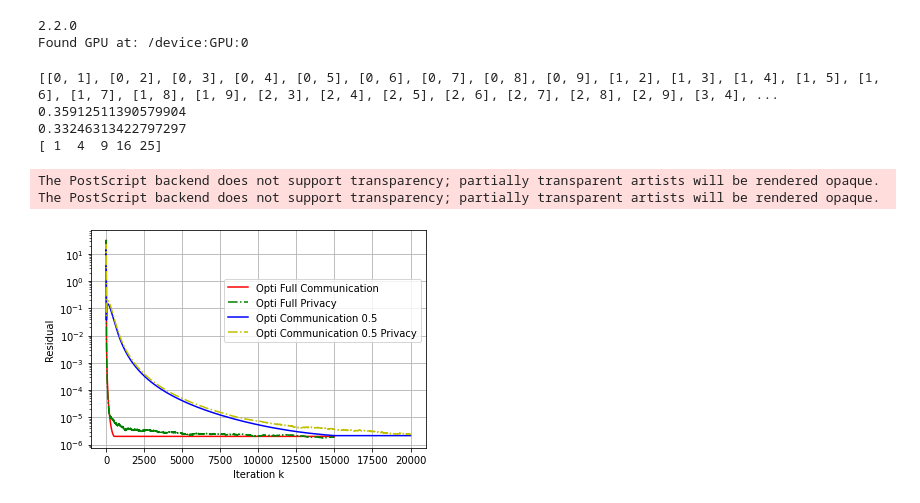
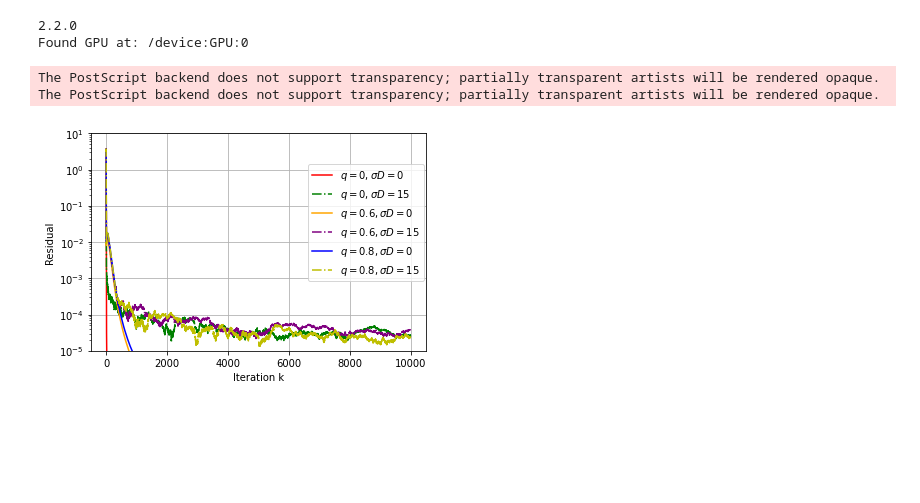
Before and after one commit to YiyueC/DP_Consensus, a Jupyter notebook: DP_Linear.ipynb, the cells around one changed output. Saved outputs shown, nothing was run; the diff lists cells and outputs as text; code cells hidden in the pictures; blank space fills up the shorter version.

```diff
--- a/DP_Linear.ipynb
+++ b/DP_Linear.ipynb
@@ -49,9 +48,9 @@ import codecs
 import zipfile as zipfile
 from sklearn.decomposition import PCA
 # %%
-# Generate data
+# Generate data and graph functions
 
-paraN=64
+paraN=5
 agentN=10
 dataN=200
 sampleN=agentN*dataN
@@ -65,8 +64,6 @@ e=np.random.normal(0, 1, sampleN)
 M =[ma.sqrt(int(paraN))* (np.sqrt(np.abs(LA.eig(np.outer(M[i], M[i]))[0]/ max(LA.eig(np.outer(M[i], M[i]))[0])))).dot(LA.eig(np.outer(M[i], M[i]))[1].T) for i in range(sampleN)]
 M=np.real(M)
 M=np.array(M)
-#e=(2/(np.abs(e)).max(axis=0))*e
-#e=np.zeros((sampleN, 1))
 e=0.1*e/LA.norm(e)
 x_star_nonnorm=np.random.random(size=paraN)-0.5
 x_star_norm=300*x_star_nonnorm/LA.norm(x_star_nonnorm)
@@ -138,10 +135,6 @@ for i in range(agentN):
         elem=np.array([[i, j]])
         Idx=Idx+elem.tolist()
 
-print(Idx)
-l = [1, 2, 3, 4, 5]
-fracx=4
-
 
 def compute_gamma_e(w, i, frac):
     if frac==0:
@@ -157,14 +150,6 @@ def compute_gamma_e(w, i, frac):
         return np.sum(w_inverse_sum)
 
 gamma=[(fracx/paraN)**k*(1-fracx/paraN)**(agentN-1-k)*compute_gamma_e(np.asarray(l), 1, k) for k in range(len(l))]
-print(compute_gamma_e(np.asarray(l), 0, 3))
-print(np.sum(gamma))
-print(np.multiply(np.asarray(l), np.asarray(l)))
-# %% [output]
-[[0, 1], [0, 2], [0, 3], [0, 4], [0, 5], [0, 6], [0, 7], [0, 8], [0, 9], [1, 2], [1, 3], [1, 4], [1, 5], [1, 6], [1, 7], [1, 8], [1, 9], [2, 3], [2, 4], [2, 5], [2, 6], [2, 7], [2, 8], [2, 9], [3, 4], ...
-0.35912511390579904
-0.33246313422797297
-[ 1  4  9 16 25]
 # %%
 # Definition of some functions
 
@@ -373,36 +363,54 @@ def directed_dp_opti(N, sel_num, agentN, paraN, epsilon, sigma, mode):
       return loss_z_cons, diff_ratio
     else:
       return loss_z_cons
+# %%
+# Run experiments on different parameters
+
+N=5000
+
+
+'''
+loss_z_cons_fd=directed_dp_opti(N, 1, agentN, paraN, 0.03, 2, 'f')
+loss_z_cons_rd1, ratio_rd1=directed_dp_opti(N*4, 1, agentN, paraN, 0.03, 15, 'dp')
+loss_z_cons_rd2=directed_dp_opti(N, 0.2, agentN, paraN, 0.03, 2, 'f')
+loss_z_cons_rd3, ratio_rd3=directed_dp_opti(N*4, 0.2, agentN, paraN, 0.03, 15, 'dp')
+'''
+loss_z_cons_rd4=directed_dp_opti(N, 0.4, agentN, paraN, 0.03, 2, 'f')
+loss_z_cons_rd5, ratio_rd5=directed_dp_opti(N*4, 0.4, agentN, paraN, 0.03, 15, 'dp')
+
+print(loss_z_cons_rd3[-1])
+
+data_name = '/tmp/linear_10nodes_res.npy'
+np.save(data_name, [[loss_z_cons_fd], [loss_z_cons_rd1], [loss_z_cons_rd4], [loss_z_cons_rd5], [loss_z_cons_rd2], [loss_z_cons_rd3]])
 # %%
-# Run experiments on different parameters and plot
-
-N=15000
-# loss_z_cons_fd=directed_dp_opti(N, 'full', agentN, paraN, 0.01, 2, 'f')
-# loss_z_cons_rd1, ratio_rd1=directed_dp_opti(N, 'full', agentN, paraN, 0.01, 2, 'dp')
-# loss_z_cons_rd2=directed_dp_opti(N, agentN-5, agentN, paraN, 0.01, 2, 'f')
-# loss_z_cons_rd3, ratio_rd3=directed_dp_opti(N, agentN-5, agentN, paraN, 0.01, 2, 'dp')
+# Convergence plot
 
 start=1
 y_axis = np.random.normal(loc=0.5, scale=0.4, size=1000)
 y_axis = y_axis[(y_axis > 0) & (y_axis < 1)]
 y_axis.sort()
 plt.clf()
 plt.yscale('log')
 plt.grid()
+plt.ylim((1e-5, 10))
 
-plt.plot(loss_z_cons_fd[:20000], color='r', linestyle="-", label ="Opti Full Communication")
-plt.plot(loss_z_cons_rd1[:20000], color='g', linestyle="-.", label ="Opti Full Privacy")
-plt.plot(loss_z_cons_rd2[:20000], color='b', linestyle="-", label ="Opti Communication 0.5")
-plt.plot(loss_z_cons_rd3[:20000], color='y', linestyle="-.", label ="Opti Communication 0.5 Privacy")
+
+plt.plot(loss_z_cons_fd[:10000], color='r', linestyle="-", label =r"$q = 0, \sigma D = 0$")
+plt.plot(loss_z_cons_rd1[:10000], color='g', linestyle="-.", label =r"$q = 0, \sigma D = 15$")
+plt.plot(loss_z_cons_rd4[:10000], color='orange', linestyle="-", label =r"$q = 0.6, \sigma D = 0$")
+plt.plot(loss_z_cons_rd5[:10000], color='purple', linestyle="-.", label =r"$q = 0.6, \sigma D = 15$")
+plt.plot(loss_z_cons_rd2[:10000], color='b', linestyle="-", label =r"$q = 0.8, \sigma D = 0$")
+plt.plot(loss_z_cons_rd3[:10000], color='y', linestyle="-.", label =r"$q = 0.8, \sigma D = 15$")
+
 
 plt.xlabel('Iteration k')
 plt.ylabel('Residual')
 # plt.legend()
-plt.legend(bbox_to_anchor=(1.00,0.8),loc='upper right')
+plt.legend(bbox_to_anchor=(1.01,0.88),loc='upper right')
 
 #print(LA.norm(x_star, 'fro'))
-# plt.savefig('/content/drive/My Drive/Colab Notebooks/opt_dp.eps',dpi=600,format='eps')
+#plt.savefig('/tmp/linear_res.eps',dpi=600,format='eps')
 # %% [output]
 The PostScript backend does not support transparency; partially transparent artists will be rendered opaque.
 The PostScript backend does not support transparency; partially transparent artists will be rendered opaque.
-[figure, old version]
+[figure, new version]
```
Also changed, not shown: parts of 9 cells of this notebook, 2 other files.
